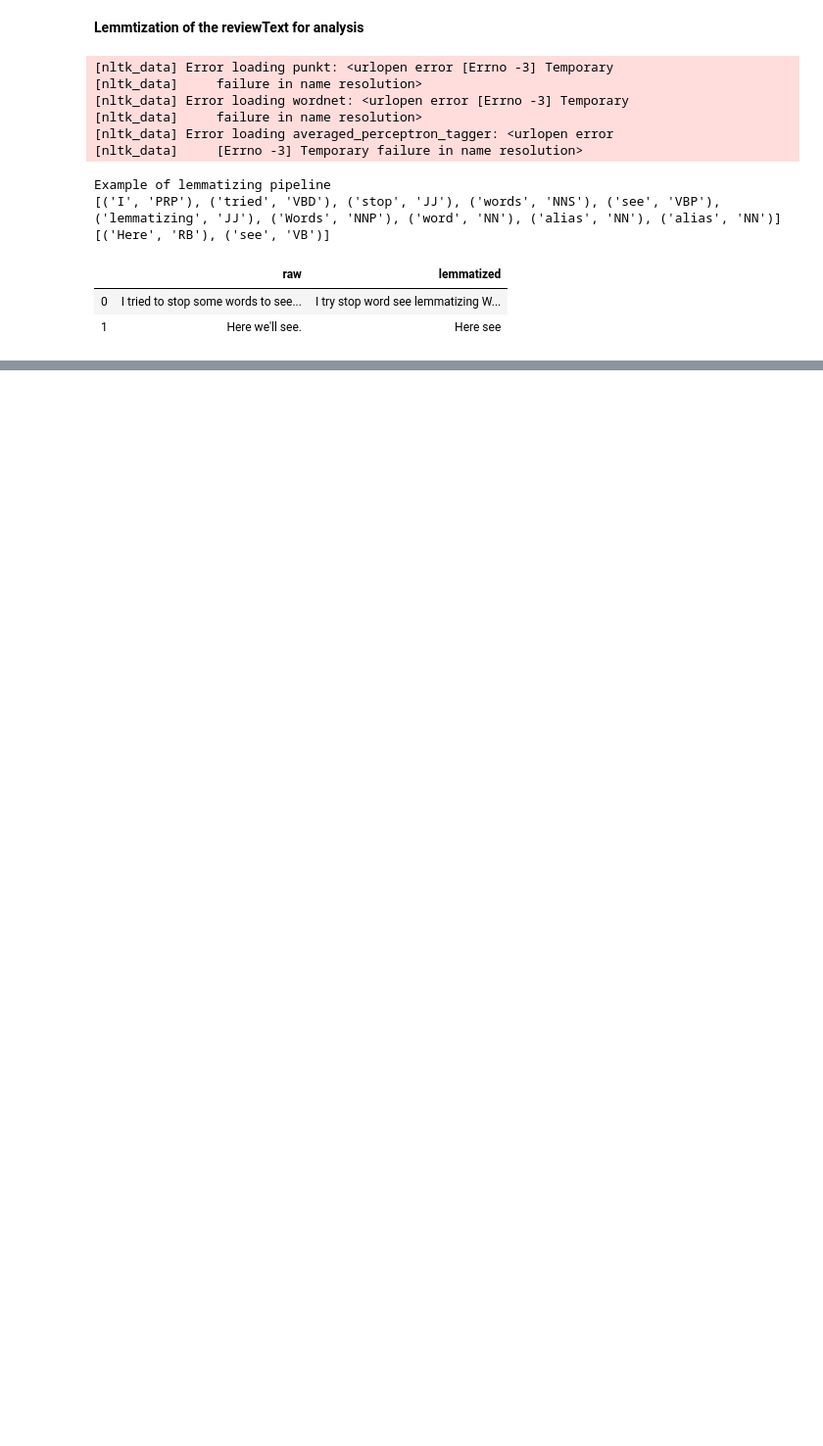
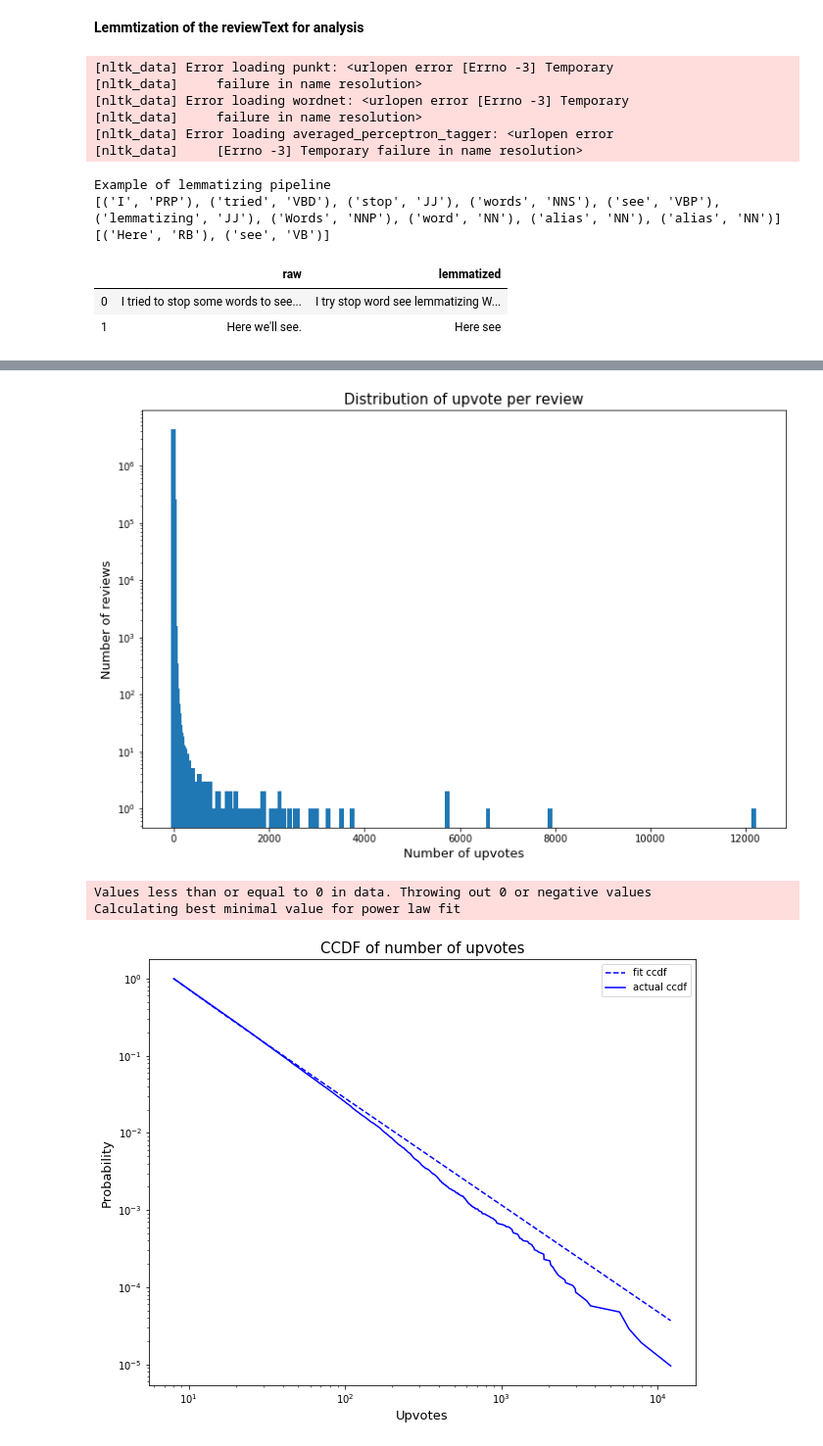
Before and after one commit to JulesssG/ADA-project, a Jupyter notebook: milestone_2.ipynb, the cells around one changed output, grey strips where cells are left out. Shown: that part at 98% size. Cells and saved outputs as stored; diff of their text form; code cells hidden in the pictures; blank space fills up the shorter version.

```diff
--- a/milestone_2.ipynb
+++ b/milestone_2.ipynb
@@ -410,0 +243,12 @@ reviews
+# %%
+def plot_ccdf_power_law(data, title, xlabel, ylabel, xmin=0, discrete=True, figsize=(10,8)):
+    fit = powerlaw.Fit(data, xmin=xmin, discrete=discrete)
+    plt.figure(figsize=figsize)
+    ax = plt.gca()
+    fit.power_law.plot_ccdf(color='b', linestyle='--', label='fit ccdf', ax=ax)
+    fit.plot_ccdf(color='b', label='actual ccdf', ax=ax)
+    plt.title(title, fontsize=15)
+    plt.xlabel(xlabel, fontsize=13)
+    plt.ylabel(ylabel, fontsize=13)
+    plt.legend()
+    plt.show()
@@ -410,0 +259,8 @@ reviews
+# %%
+plot_bar_distribution(reviews['upvote'], title="Distribution of upvote per review", xlabel="Number of upvotes", ylabel="Number of reviews", yscale="log", width=100)
+plot_ccdf_power_law(reviews['upvote'], title="CCDF of number of upvotes", xlabel="Upvotes", ylabel="Probability")
+# %% [output]
+[figure, added]
+Values less than or equal to 0 in data. Throwing out 0 or negative values
+Calculating best minimal value for power law fit
+[figure, added]
```
Also changed, not shown: parts of 32 cells of this notebook.
